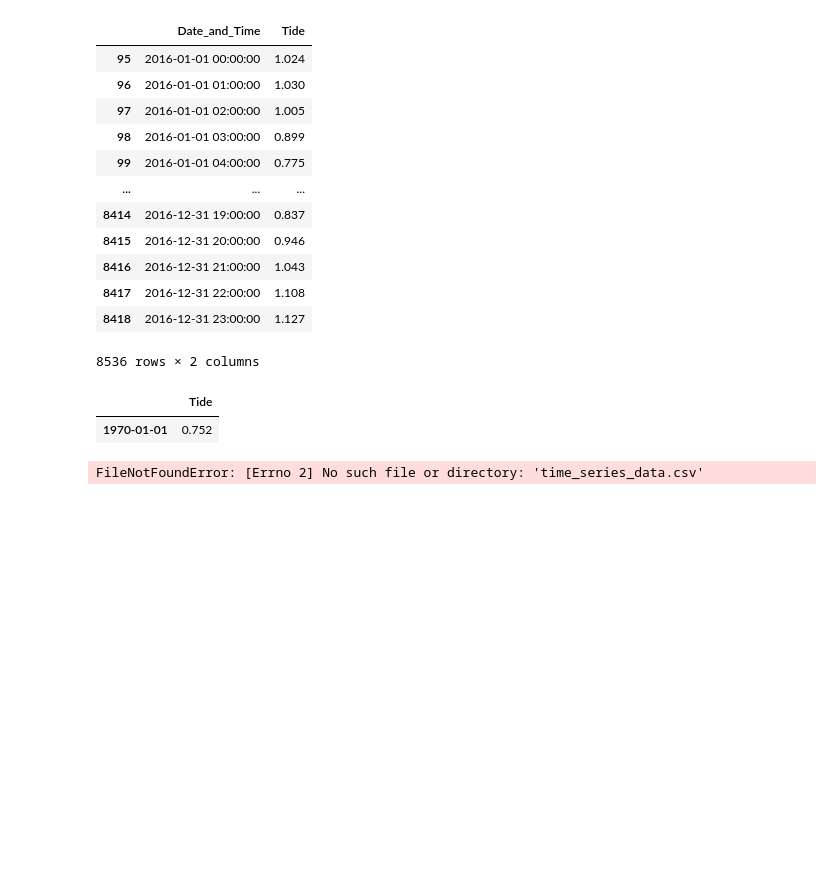
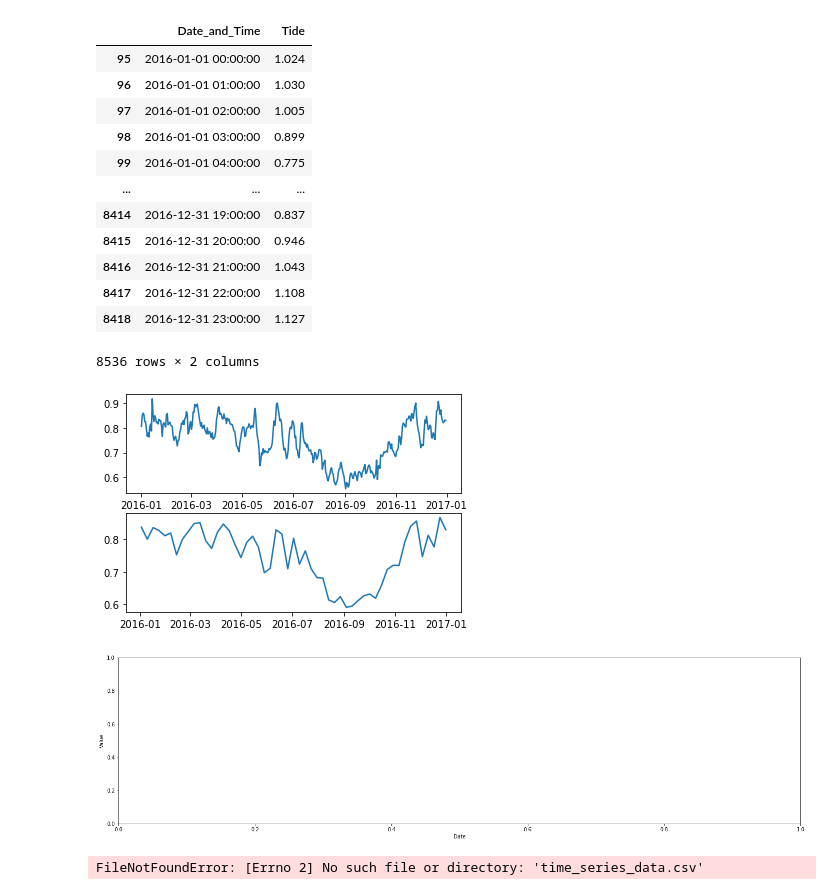
Before and after one commit to ravi19ved/tide-analysis, a Jupyter notebook: spectral-analysis/time_series_analysis.ipynb, the cells around one changed output. Cells and saved outputs as stored; diff of their text form; code cells hidden in the pictures; blank space fills up the shorter version.

```diff
--- a/spectral-analysis/time_series_analysis.ipynb
+++ b/spectral-analysis/time_series_analysis.ipynb
@@ -9,7 +9,7 @@ todays_date = date.today()
 print("Today's date =", todays_date)
 
 # Loading time series tide data into a Pandas Data Frame
-data = pd.read_csv("Cochin_ENC_2016_hourly.csv")
+data = pd.read_csv("Cochin_ENC_2016_hourly.csv", parse_dates=True)
 data.columns = ['Date_and_Time', 'Tide']
 data['Date_and_Time'] = pd.to_datetime(data['Date_and_Time'], format = "%m-%d-%Y %H:%M")
 data = data.sort_values(by = "Date_and_Time")
@@ -64,18 +64,23 @@ data
 # %%
 
 
 # Resample the time series data to a lower frequency
-daily_data = data.resample('D').mean()
-daily_data
-# Plot the resampled data
-# plt.plot(weekly_data)
-# plt.title('Weekly Resampled Data')
-# plt.xlabel('Date')
-# plt.ylabel('Value')
-# plt.show()
+daily_data = data.resample('D', on = "Date_and_Time").mean()
+weekly_data = data.resample('W', on = "Date_and_Time").mean()
+
+
+#Plot the resampled data
+plt.figure(figsize=(24,6))
+fig, axs = plt.subplots(2)
+axs[0].plot(daily_data)
+axs[1].plot(weekly_data)
+#plt.title('Daily Resampled Data')
+plt.xlabel('Date')
+plt.ylabel('Value')
+plt.show()
 # %% [output]
-|  | Tide |
-| 1970-01-01 | 0.752 |
+[figure, added]
+[figure, added]
 # %%
 import pandas as pd
 import matplotlib.pyplot as plt
```
Also changed, not shown: parts of 1 cell of this notebook.
